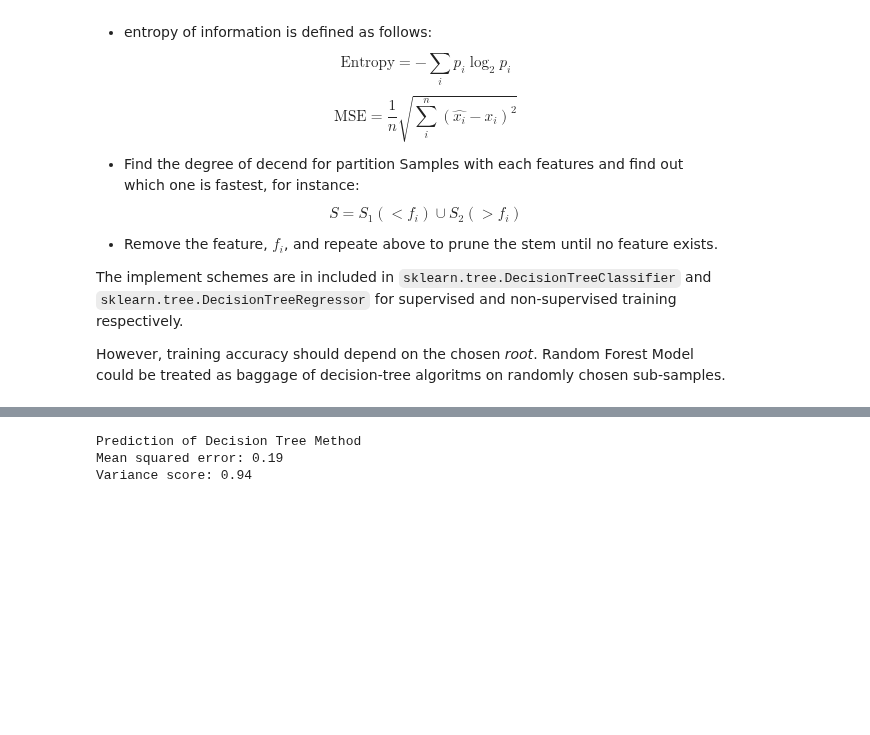
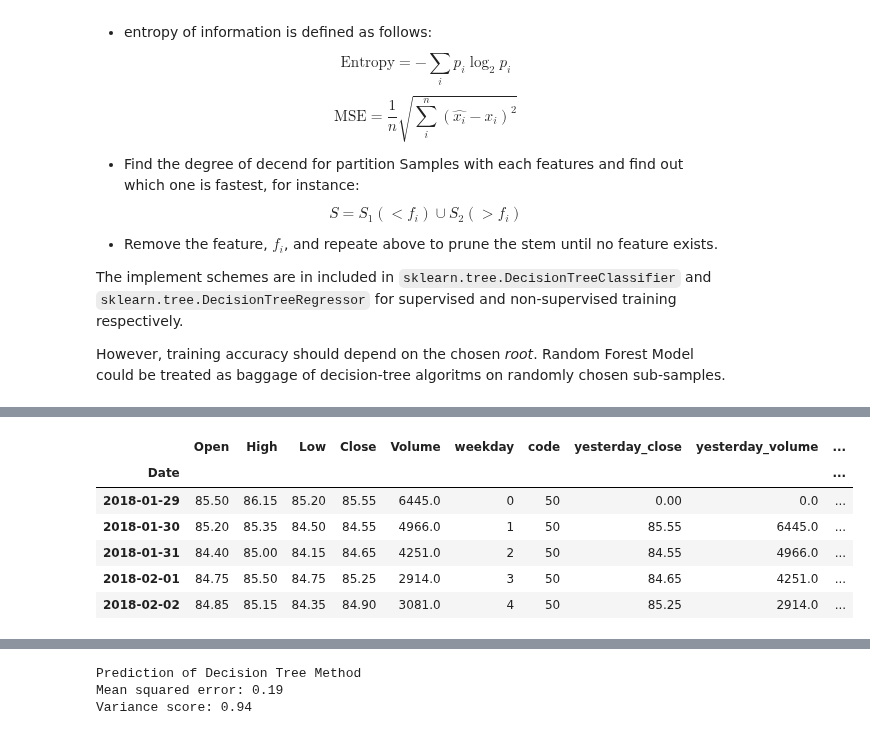
Before and after one commit to cchuang2009/2016-1, a Jupyter notebook: BigData/Tbrain/FinelizeTheDataBoostetal.ipynb, the cells around one changed output, grey strips where cells are left out. Saved outputs shown, nothing was run; the diff lists cells and outputs as text; code cells hidden in the pictures; blank space fills up the shorter version.

```diff
--- a/BigData/Tbrain/FinelizeTheDataBoostetal.ipynb
+++ b/BigData/Tbrain/FinelizeTheDataBoostetal.ipynb
@@ -159,3 +173,13 @@ features=['date','Open', 'High', 'Low','Volume', 'weekday',
+# %%
+df_sub.head()
+# %% [output]
+|  | Open | High | Low | Close | Volume | weekday | code | yesterday_close | yesterday_volume | ... |
+| Date |  |  |  |  |  |  |  |  |  | ... |
+| 2018-01-29 | 85.50 | 86.15 | 85.20 | 85.55 | 6445.0 | 0 | 50 | 0.00 | 0.0 | ... |
+| 2018-01-30 | 85.20 | 85.35 | 84.50 | 84.55 | 4966.0 | 1 | 50 | 85.55 | 6445.0 | ... |
+| 2018-01-31 | 84.40 | 85.00 | 84.15 | 84.65 | 4251.0 | 2 | 50 | 84.55 | 4966.0 | ... |
+| 2018-02-01 | 84.75 | 85.50 | 84.75 | 85.25 | 2914.0 | 3 | 50 | 84.65 | 4251.0 | ... |
+| 2018-02-02 | 84.85 | 85.15 | 84.35 | 84.90 | 3081.0 | 4 | 50 | 85.25 | 2914.0 | ... |
 # %%
 X=df_sub.as_matrix()
 Y=df0050_date.Close
```
Also changed, not shown: parts of 12 cells of this notebook.
